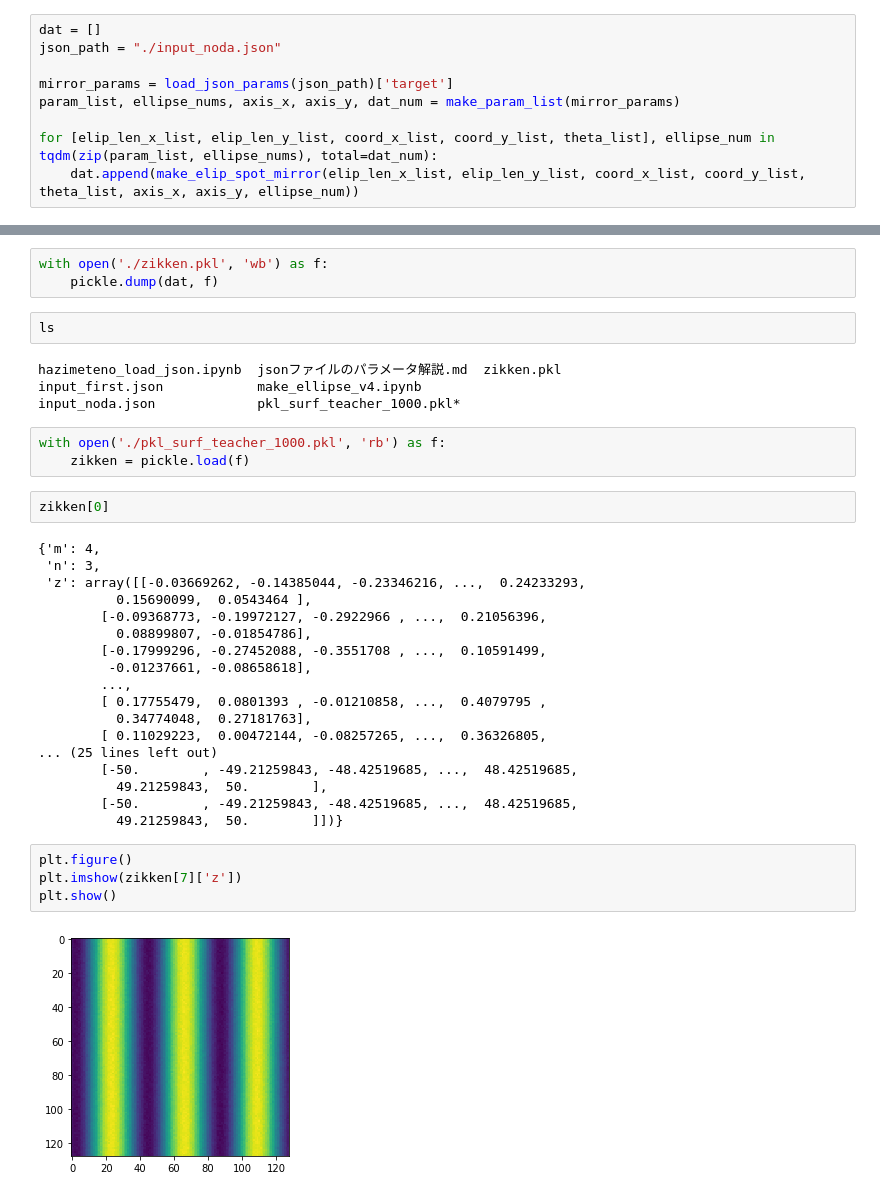
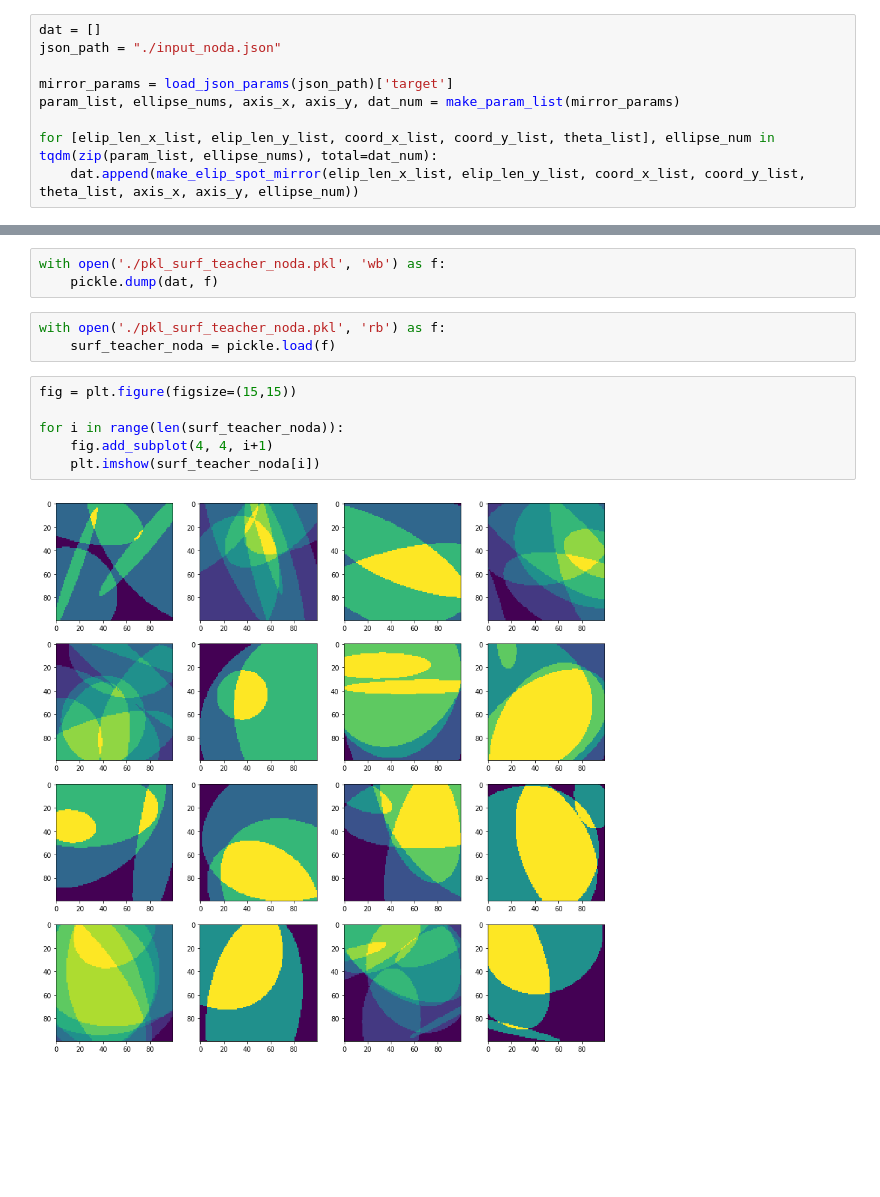
Before and after one commit to Hirochon/laboratory, a Jupyter notebook: make_teachers/make_ellipse_v4.ipynb, the cells around one changed output, grey strips where cells are left out. Saved outputs shown, nothing was run; the diff lists cells and outputs as text; blank space fills up the shorter version.

```diff
--- a/make_teachers/make_ellipse_v4.ipynb
+++ b/make_teachers/make_ellipse_v4.ipynb
@@ -100,38 +102,14 @@ for i in range(len(dat)):
 # %%
-with open('./zikken.pkl', 'wb') as f:
+with open('./pkl_surf_teacher_noda.pkl', 'wb') as f:
     pickle.dump(dat, f)
-# %%
-ls
-# %% [output]
-hazimeteno_load_json.ipynb  jsonファイルのパラメータ解説.md  zikken.pkl
-input_first.json            make_ellipse_v4.ipynb
-input_noda.json             pkl_surf_teacher_1000.pkl*
 # %%
-with open('./pkl_surf_teacher_1000.pkl', 'rb') as f:
-    zikken = pickle.load(f)
+with open('./pkl_surf_teacher_noda.pkl', 'rb') as f:
+    surf_teacher_noda = pickle.load(f)
-# %%
-zikken[0]
-# %% [output]
-{'m': 4,
- 'n': 3,
- 'z': array([[-0.03669262, -0.14385044, -0.23346216, ...,  0.24233293,
-          0.15690099,  0.0543464 ],
-        [-0.09368773, -0.19972127, -0.2922966 , ...,  0.21056396,
-          0.08899807, -0.01854786],
-        [-0.17999296, -0.27452088, -0.3551708 , ...,  0.10591499,
-         -0.01237661, -0.08658618],
-        ...,
-        [ 0.17755479,  0.0801393 , -0.01210858, ...,  0.4079795 ,
-          0.34774048,  0.27181763],
-        [ 0.11029223,  0.00472144, -0.08257265, ...,  0.36326805,
-... (25 lines left out)
-        [-50.        , -49.21259843, -48.42519685, ...,  48.42519685,
-          49.21259843,  50.        ],
-        [-50.        , -49.21259843, -48.42519685, ...,  48.42519685,
-          49.21259843,  50.        ]])}
-# %%
-plt.figure()
-plt.imshow(zikken[7]['z'])
-plt.show()
-# %% [output]
-[figure, removed]
+# %%
+fig = plt.figure(figsize=(15,15))
+
+for i in range(len(surf_teacher_noda)):
+    fig.add_subplot(4, 4, i+1)
+    plt.imshow(surf_teacher_noda[i])
+# %% [output]
+[figure, added]
```
Also changed, not shown: parts of 2 cells of this notebook.
